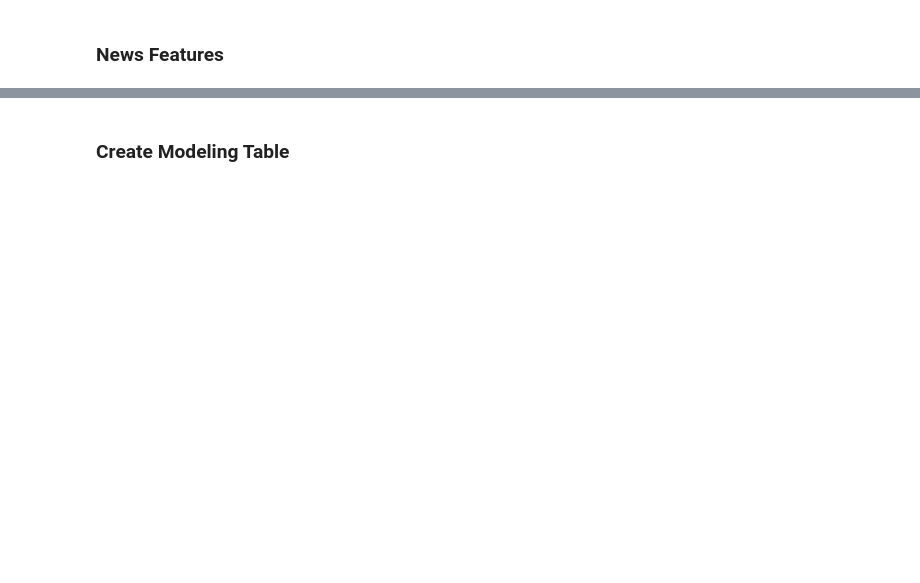
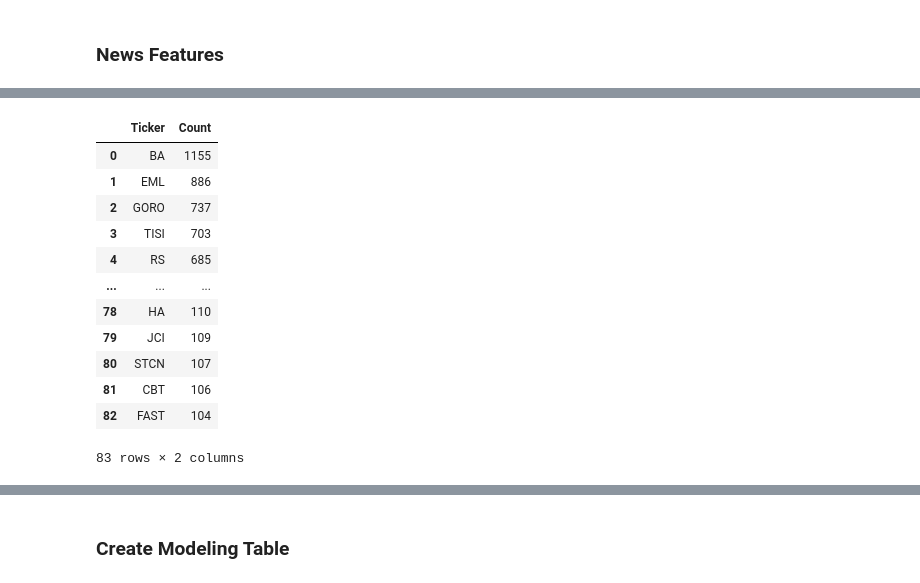
Before and after one commit to diegotanton/Sibyl-1, a Jupyter notebook: feature_engineering.ipynb, the cells around one changed output, grey strips where cells are left out. Cells and saved outputs as stored; diff of their text form; code cells hidden in the pictures; blank space fills up the shorter version.

```diff
--- a/feature_engineering.ipynb
+++ b/feature_engineering.ipynb
@@ -45,0 +36,18 @@ news
+# %%
+freq = news.groupby("Ticker")["Ticker"].size().sort_values(ascending=False).reset_index(name="Count")
+
+freq[freq["Count"]>100]
+# %% [output]
+|  | Ticker | Count |
+| 0 | BA | 1155 |
+| 1 | EML | 886 |
+| 2 | GORO | 737 |
+| 3 | TISI | 703 |
+| 4 | RS | 685 |
+| ... | ... | ... |
+| 78 | HA | 110 |
+| 79 | JCI | 109 |
+| 80 | STCN | 107 |
+| 81 | CBT | 106 |
+| 82 | FAST | 104 |
+83 rows × 2 columns
```
Also changed, not shown: parts of 16 cells of this notebook, 4 other files.
